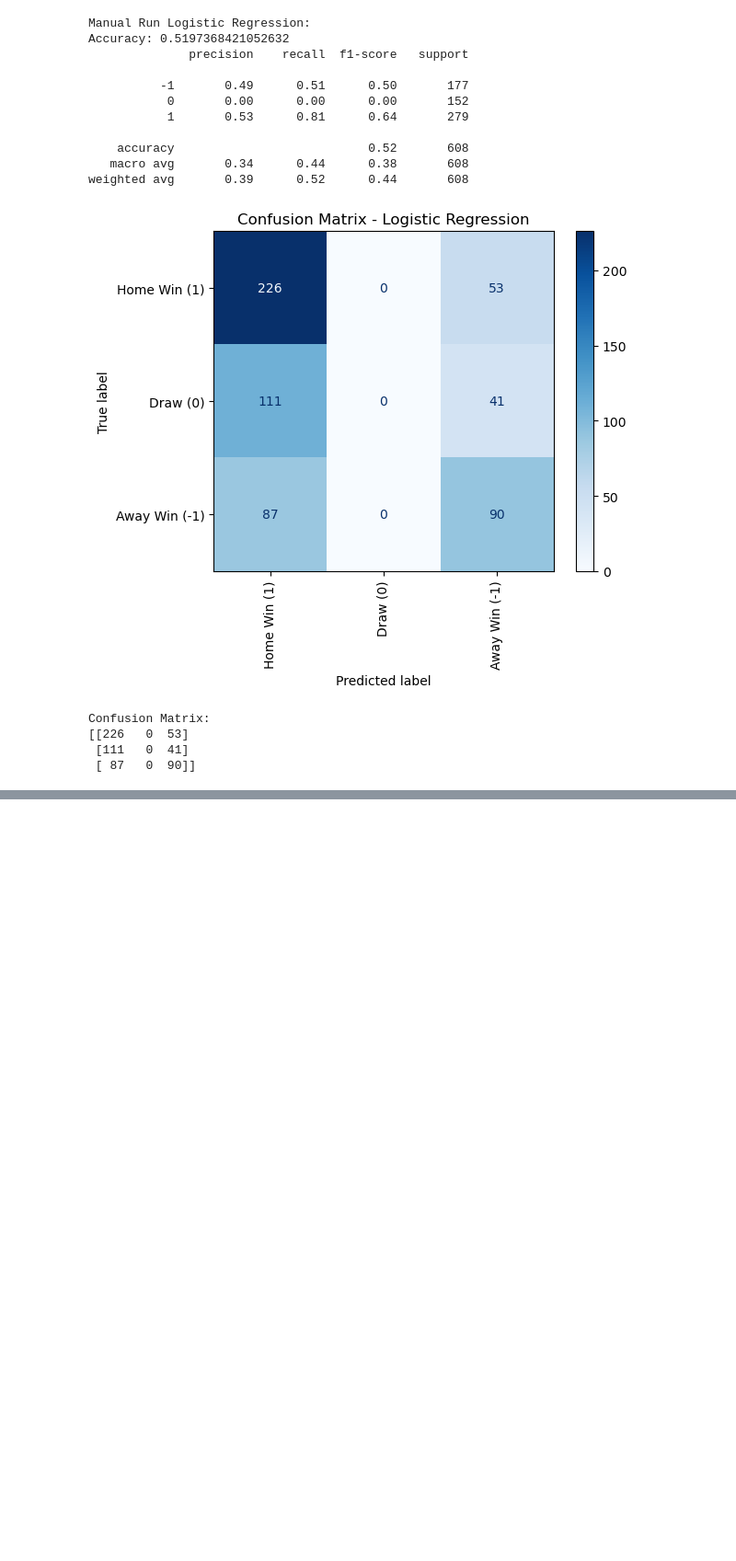
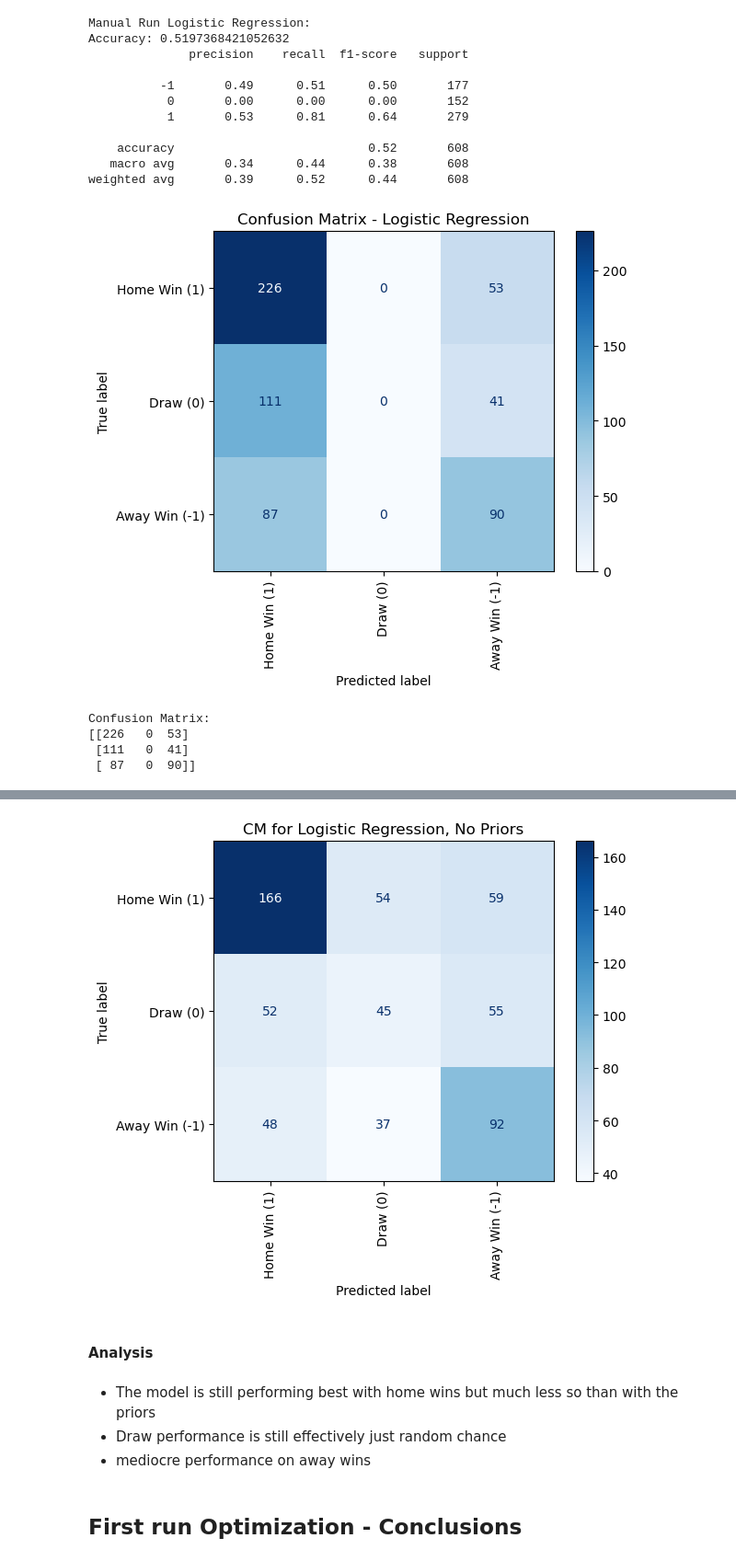
Before and after one commit to tjjdoherty/football-project-mvp, a Jupyter notebook: logistic_reg_prem.ipynb, the cells around one changed output, grey strips where cells are left out. Shown at 92% size. Drawn from its saved outputs; the diff is of its cells as text; code cells hidden in the pictures; blank space fills up the shorter version.

```diff
--- a/logistic_reg_prem.ipynb
+++ b/logistic_reg_prem.ipynb
@@ -112,0 +300,11 @@ Confusion Matrix:
+# %%
+# split into X and y
+X = df_no_prior.drop('Result', axis=1)
+y = df_no_prior['Result']
+# %%
+# split into train and test
+X_train, X_test, y_train, y_test = train_test_split(X, y, test_size=0.2, random_state=42)
+# %%
+# train the logistic regression model
+logistic_model = LogisticRegression(multi_class='multinomial', solver='lbfgs', class_weight='balanced', random_state=42)
+logistic_model.fit(X_train, y_train)
@@ -112,0 +314,6 @@ Confusion Matrix:
+# %%
+# Evaluate the model
+y_pred = logistic_model.predict(X_test)
+print("Manual Run Logistic Regression:")
+print("Accuracy:", accuracy_score(y_test, y_pred))
+print(classification_report(y_test, y_pred))
@@ -112,0 +332,21 @@ Confusion Matrix:
+# %%
+# Generate the confusion matrix
+cm = confusion_matrix(y_test, y_pred, labels=[1, 0, -1])
+
+# Create a ConfusionMatrixDisplay object
+disp = ConfusionMatrixDisplay(confusion_matrix=cm, display_labels=['Home Win (1)', 'Draw (0)', 'Away Win (-1)'])
+
+# Plot the confusion matrix
+disp.plot(cmap='Blues', xticks_rotation='vertical')
+disp.ax_.set_title("CM for Logistic Regression, No Priors")
+plt.show()
+# %% [output]
+[figure, added]
+# %% [markdown]
+#### Analysis
+# %% [markdown]
+- The model is still performing best with home wins but much less so than with the priors
+- Draw performance is still effectively just random chance
+- mediocre performance on away wins
+# %% [markdown]
+## First run Optimization - Conclusions
```
Also changed, not shown: parts of 25 cells of this notebook, 1 other file.
